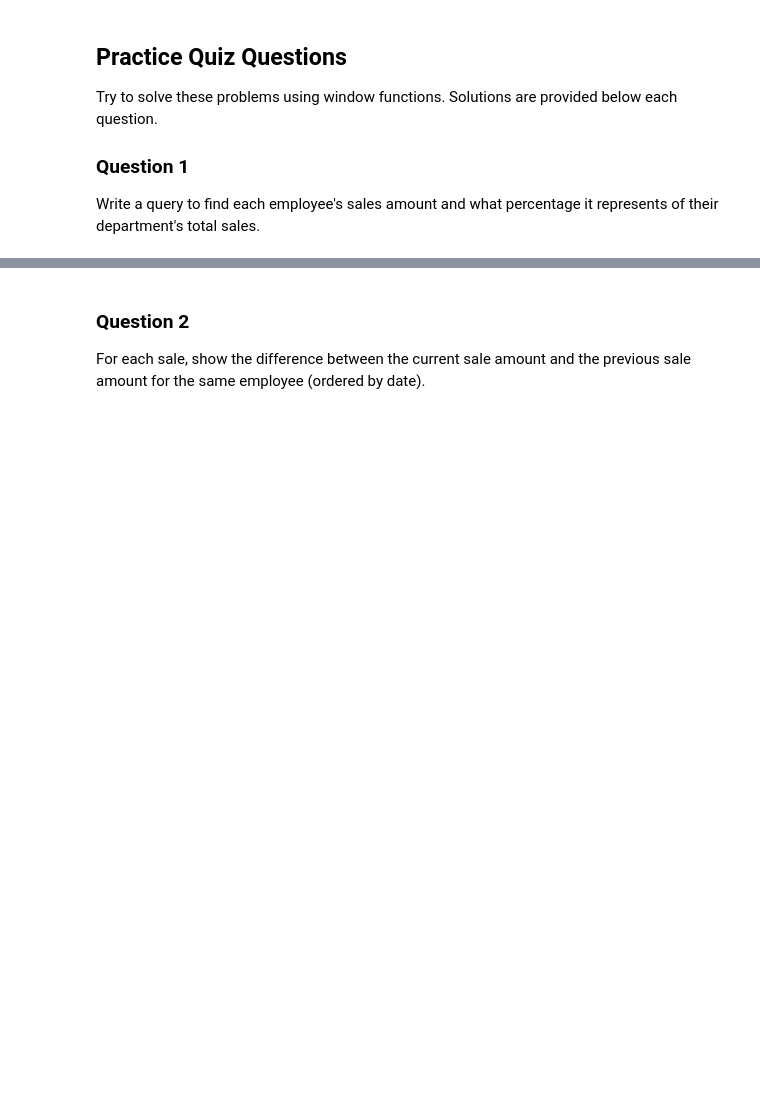
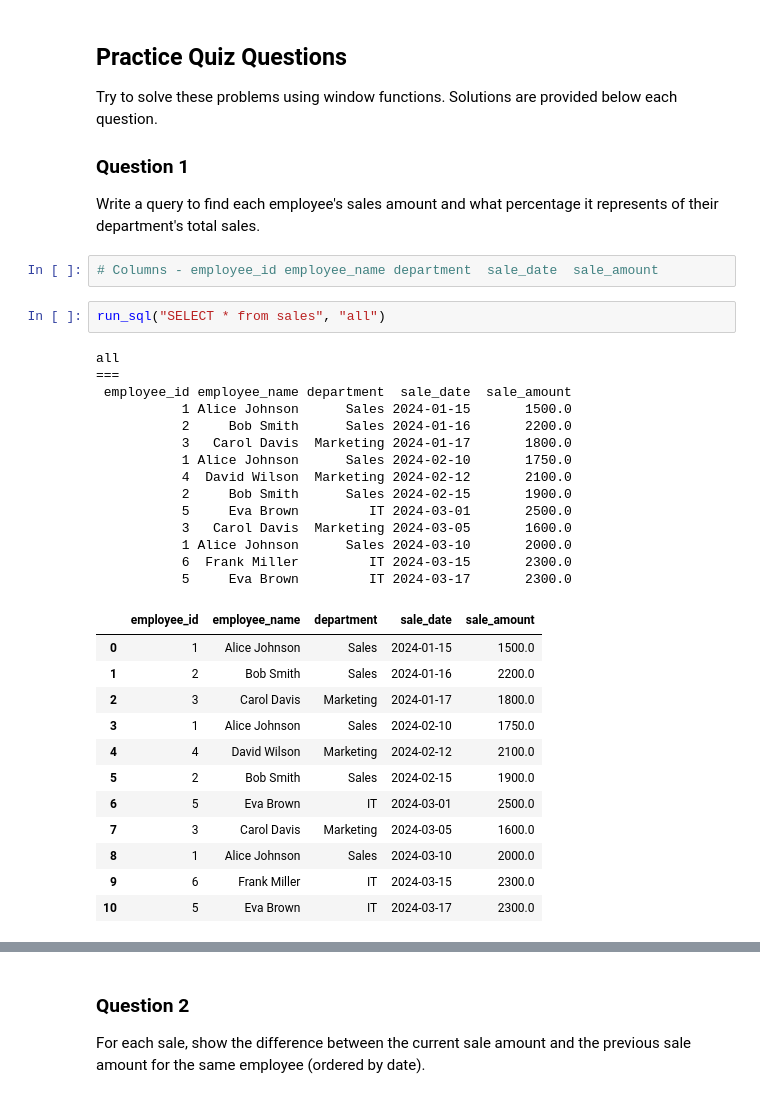
Before and after one commit to brett-van-tussler/brett-van-tussler.github.io, a Jupyter notebook: docs/applied_concepts/general_computer_science/sql_window_functions.ipynb, the cells around one changed output, grey strips where cells are left out. Cells and saved outputs as stored; diff of their text form; blank space fills up the shorter version.

```diff
--- a/docs/applied_concepts/general_computer_science/sql_window_functions.ipynb
+++ b/docs/applied_concepts/general_computer_science/sql_window_functions.ipynb
@@ -379,6 +735,37 @@ Try to solve these problems using window functions. Solutions are provided below
 
 ### Question 1
 Write a query to find each employee's sales amount and what percentage it represents of their department's total sales.
+# %%
+# Columns - employee_id employee_name department  sale_date  sale_amount
+# %%
+run_sql("SELECT * from sales", "all")
+# %% [output]
+all
+===
+ employee_id employee_name department  sale_date  sale_amount
+           1 Alice Johnson      Sales 2024-01-15       1500.0
+           2     Bob Smith      Sales 2024-01-16       2200.0
+           3   Carol Davis  Marketing 2024-01-17       1800.0
+           1 Alice Johnson      Sales 2024-02-10       1750.0
+           4  David Wilson  Marketing 2024-02-12       2100.0
+           2     Bob Smith      Sales 2024-02-15       1900.0
+           5     Eva Brown         IT 2024-03-01       2500.0
+           3   Carol Davis  Marketing 2024-03-05       1600.0
+           1 Alice Johnson      Sales 2024-03-10       2000.0
+           6  Frank Miller         IT 2024-03-15       2300.0
+           5     Eva Brown         IT 2024-03-17       2300.0
+|  | employee_id | employee_name | department | sale_date | sale_amount |
+| 0 | 1 | Alice Johnson | Sales | 2024-01-15 | 1500.0 |
+| 1 | 2 | Bob Smith | Sales | 2024-01-16 | 2200.0 |
+| 2 | 3 | Carol Davis | Marketing | 2024-01-17 | 1800.0 |
+| 3 | 1 | Alice Johnson | Sales | 2024-02-10 | 1750.0 |
+| 4 | 4 | David Wilson | Marketing | 2024-02-12 | 2100.0 |
+| 5 | 2 | Bob Smith | Sales | 2024-02-15 | 1900.0 |
+| 6 | 5 | Eva Brown | IT | 2024-03-01 | 2500.0 |
+| 7 | 3 | Carol Davis | Marketing | 2024-03-05 | 1600.0 |
+| 8 | 1 | Alice Johnson | Sales | 2024-03-10 | 2000.0 |
+| 9 | 6 | Frank Miller | IT | 2024-03-15 | 2300.0 |
+| 10 | 5 | Eva Brown | IT | 2024-03-17 | 2300.0 |
 # %%
 # Try your solution here first!
 # Uncomment and modify the query below:
```
Also changed, not shown: parts of 41 cells of this notebook.
